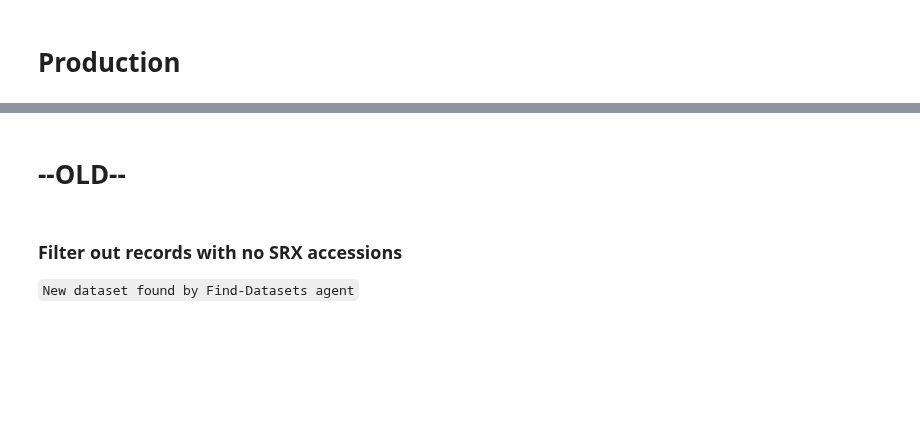
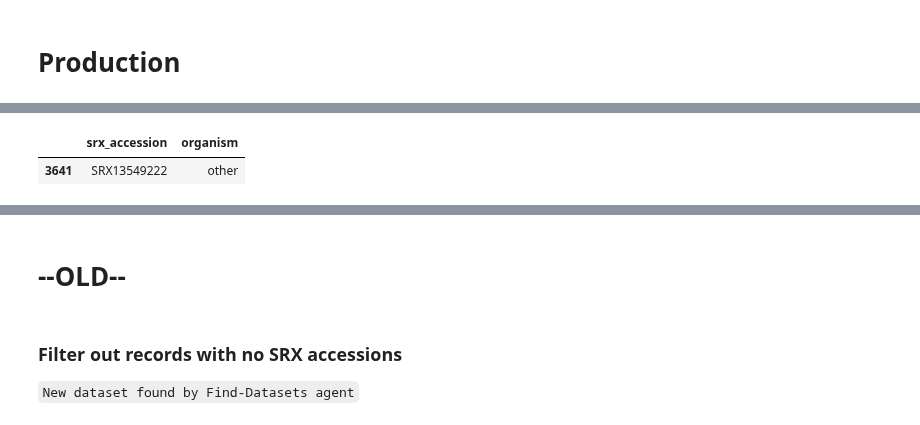
Before and after one commit to timoast/SRAgent, a Jupyter notebook: notebooks/db_check.ipynb, the cells around one changed output, grey strips where cells are left out. Saved outputs shown, nothing was run; the diff lists cells and outputs as text; code cells hidden in the pictures; blank space fills up the shorter version.

```diff
--- a/notebooks/db_check.ipynb
+++ b/notebooks/db_check.ipynb
@@ -90,0 +110,6 @@ srx_metadata
+# %%
+# filter to just `other` organisms
+srx_metadata_cxg[srx_metadata_cxg["organism"] == "other"][["srx_accession", "organism"]]
+# %% [output]
+|  | srx_accession | organism |
+| 3641 | SRX13549222 | other |
```
Also changed, not shown: parts of 13 cells of this notebook, 2 other files.
